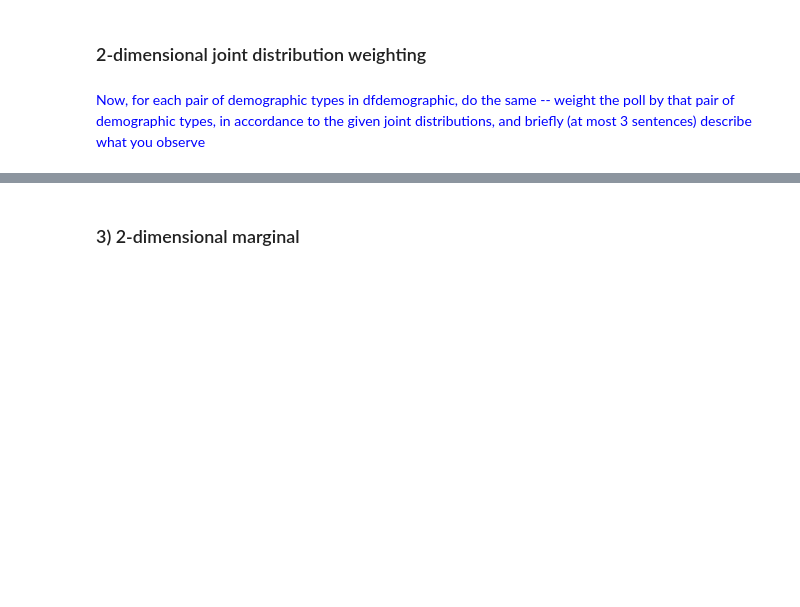
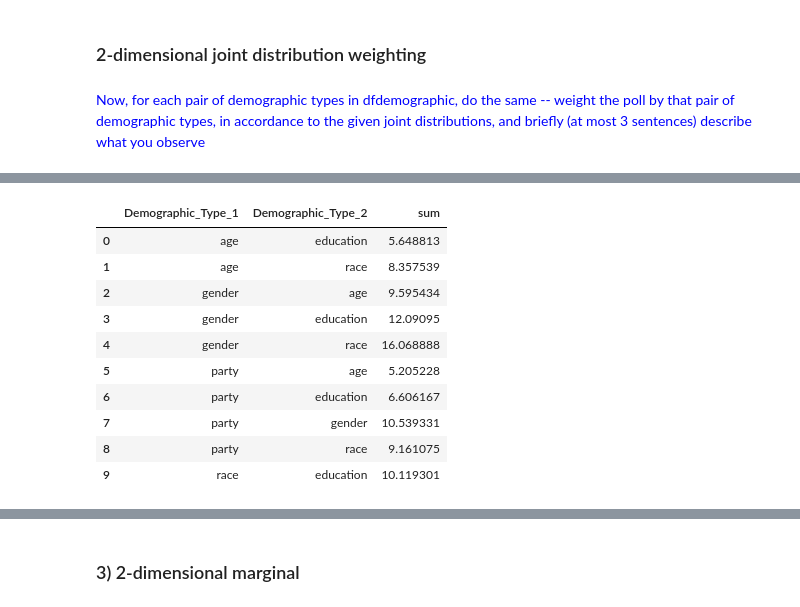
Before and after one commit to martinsun0/People-Data-Systems, a Jupyter notebook: HW1/HW1_assignment.ipynb, the cells around one changed output, grey strips where cells are left out. Drawn from its saved outputs; the diff is of its cells as text; code cells hidden in the pictures; blank space fills up the shorter version.

```diff
--- a/HW1/HW1_assignment.ipynb
+++ b/HW1/HW1_assignment.ipynb
@@ -261,3 +265,36 @@ They both indicate that Hillary Clinton is slightly over-represented at polls by
 ### 2-dimensional joint distribution weighting
 # %% [markdown]
 <font color='blue'>Now, for each pair of demographic types in dfdemographic, do the same -- weight the poll by that pair of demographic types, in accordance to the given joint distributions, and briefly (at most 3 sentences) describe what you observe
+# %%
+dfdemographic['Weighted_Result'] = ""
+dfdemographic['Hillary_Weighted'] = ""
+for index, row in dfdemographic.iterrows():
+    type_list = dfdemographic[['Demographic_Type_1', 'Demographic_Type_2']].iloc[index].values.tolist()
+    type_list.insert(0,'candidate')
+    group_list = dfdemographic[['Demographic_1', 'Demographic_2']].iloc[index].values.tolist()
+    if pd.isna(type_list[1]) or pd.isna(type_list[2]):
+        continue
+    else:
+        # print(type_list)
+        df_group = dfpoll.groupby(type_list)[type_list[1]].count().reset_index(name ='count')
+
+        if 'Refused' in df_group[(df_group[type_list[1]] == group_list[0]) &
+                     (df_group[type_list[2]] == group_list[1])][type_list[1:2]].iloc[0]:
+            weight_factor = 0
+        else:
+            weight_factor = dfdemographic['Electoral_Proportion'].iloc[index]
+
+        # df_group['weighted_count'] = df_group['count'].iloc[index] * weight_factor
+        dfdemographic['Weighted_Result'].iloc[index] = df_group[(df_group[type_list[1]] == group_list[0]) &
+                     (df_group[type_list[2]] == group_list[1])]['count'].iloc[0] * weight_factor
+
+        if (df_group[(df_group[type_list[1]] == group_list[0]) &
+                     (df_group[type_list[2]] == group_list[1]) & (df_group['candidate'] == 'Hillary Clinton')])[
+            'count'].empty:
+            dfdemographic['Hillary_Weighted'].iloc[index] = 0
+        else:
+            dfdemographic['Hillary_Weighted'].iloc[index] = (df_group[(df_group[type_list[1]] == group_list[0]) &
+                     (df_group[type_list[2]] == group_list[1]) & (df_group['candidate'] == 'Hillary Clinton')])['count'].iloc[0] * weight_factor
+
+
+dfdemographic
@@ -263,0 +315,14 @@ They both indicate that Hillary Clinton is slightly over-represented at polls by
+# %%
+dfdemographic.groupby(['Demographic_Type_1', 'Demographic_Type_2'])['Weighted_Result'].sum().reset_index(name ='sum')
+# %% [output]
+|  | Demographic_Type_1 | Demographic_Type_2 | sum |
+| 0 | age | education | 5.648813 |
+| 1 | age | race | 8.357539 |
+| 2 | gender | age | 9.595434 |
+| 3 | gender | education | 12.09095 |
+| 4 | gender | race | 16.068888 |
+| 5 | party | age | 5.205228 |
+| 6 | party | education | 6.606167 |
+| 7 | party | gender | 10.539331 |
+| 8 | party | race | 9.161075 |
+| 9 | race | education | 10.119301 |
```
Also changed, not shown: parts of 13 cells of this notebook, 2 other files.
